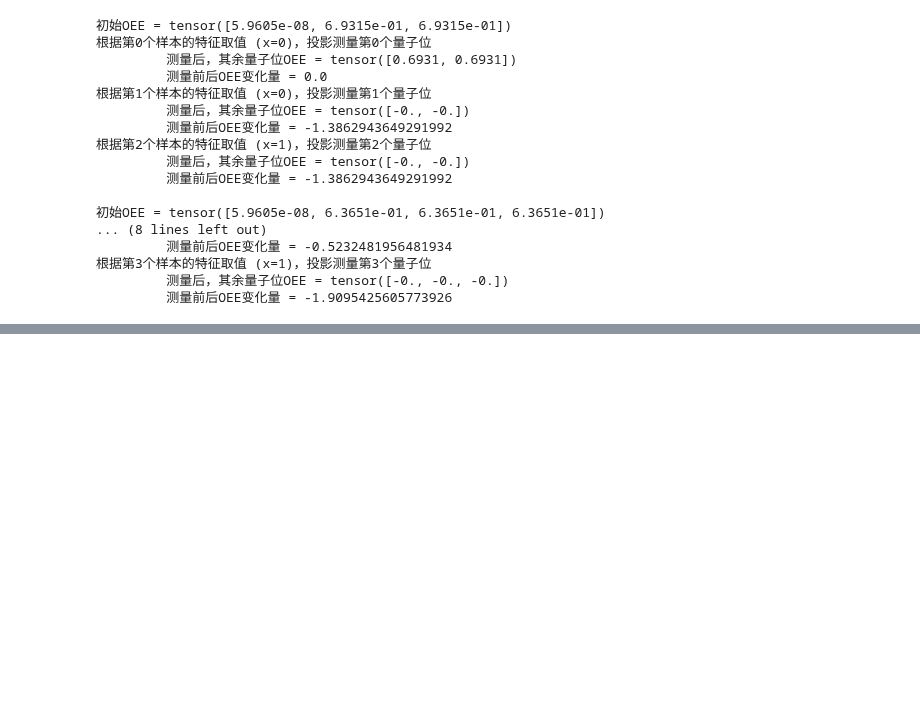
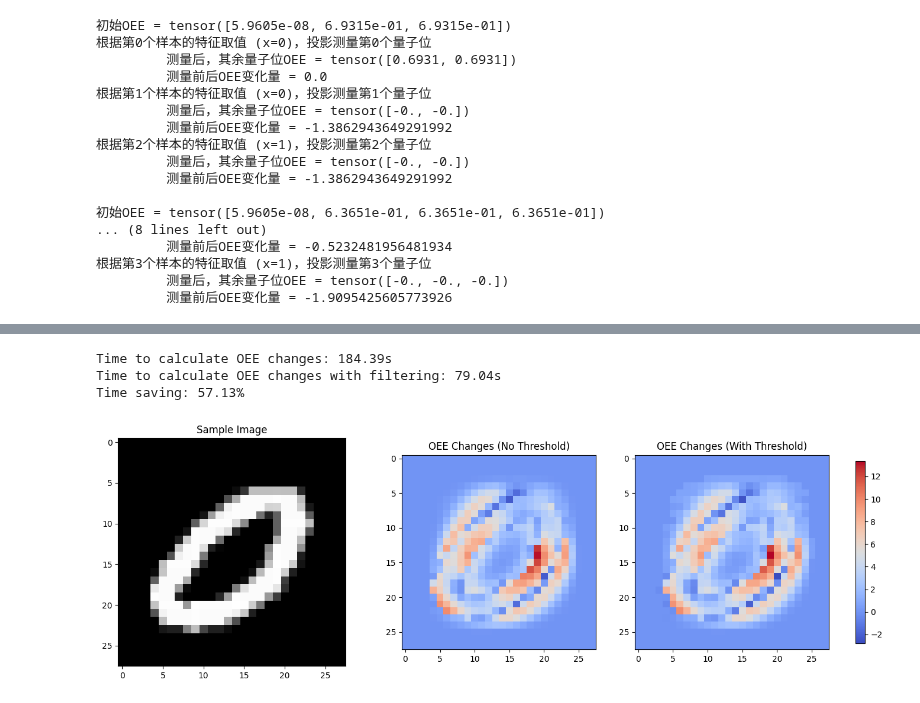
Before and after one commit to ifsheldon/tensor-network-notes, a Jupyter notebook: 4-10.ipynb, the cells around one changed output, grey strips where cells are left out. Cells and saved outputs as stored; diff of their text form; code cells hidden in the pictures; blank space fills up the shorter version.

```diff
--- a/4-10.ipynb
+++ b/4-10.ipynb
@@ -220,0 +306,54 @@ dyn_OEE_analyze(simple_samples_b, 0)
+# %%
+start = time()
+oee_changes = OEE_variation_one_qubit_measurement(mps_train_class, sample)
+end = time()
+used_time = end - start
+
+start = time()
+oee_changes_with_threshold = OEE_variation_one_qubit_measurement(
+    mps_train_class, sample, oee_threshold=1e-2
+)
+end = time()
+used_time_with_threshold = end - start
+
+print(f"""
+Time to calculate OEE changes: {used_time:.2f}s
+Time to calculate OEE changes with filtering: {used_time_with_threshold:.2f}s
+Time saving: {100 * (used_time - used_time_with_threshold) / used_time:.2f}%
+""")
+# %% [output]
+Time to calculate OEE changes: 184.39s
+Time to calculate OEE changes with filtering: 79.04s
+Time saving: 57.13%
+# %%
+oee_change_image = oee_changes.reshape(28, 28)
+oee_change_image_with_threshold = oee_changes_with_threshold.reshape(28, 28)
+
+fig, (ax0, ax1, ax2) = plt.subplots(1, 3, figsize=(18, 5))
+
+im0 = ax0.imshow(sample_image, cmap="gray", aspect="equal")
+ax0.set_title("Sample Image")
+
+# Plot the first image (without threshold)
+im1 = ax1.imshow(oee_change_image, cmap="coolwarm", aspect="equal")
+ax1.set_title("OEE Changes (No Threshold)")
+
+# Plot the second image (with threshold)
+im2 = ax2.imshow(oee_change_image_with_threshold, cmap="coolwarm", aspect="equal")
+ax2.set_title("OEE Changes (With Threshold)")
+
+# Add a single colorbar for both images
+# Find the global min and max for consistent color scaling
+vmin = min(oee_change_image.min(), oee_change_image_with_threshold.min())
+vmax = max(oee_change_image.max(), oee_change_image_with_threshold.max())
+
+# Update both images with the same color limits
+im1.set_clim(vmin, vmax)
+im2.set_clim(vmin, vmax)
+
+# Add a single colorbar on the right side
+plt.colorbar(im1, ax=[ax1, ax2], shrink=0.8)
+
+plt.show()
+# %% [output]
+[figure, added]
```
Also changed, not shown: parts of 5 cells of this notebook, 2 other files.
